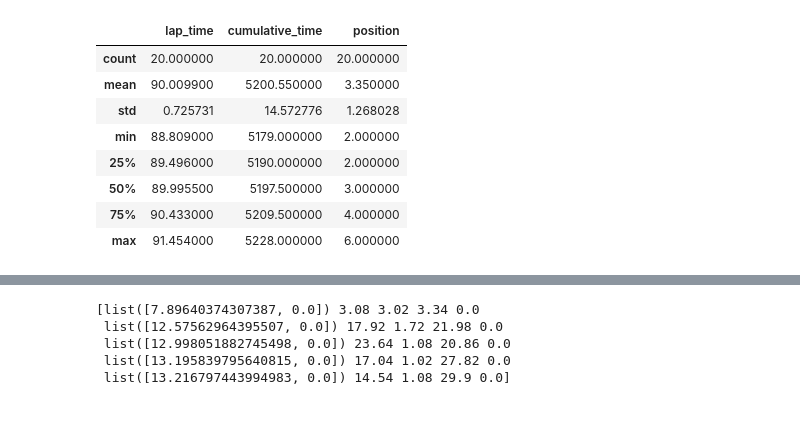
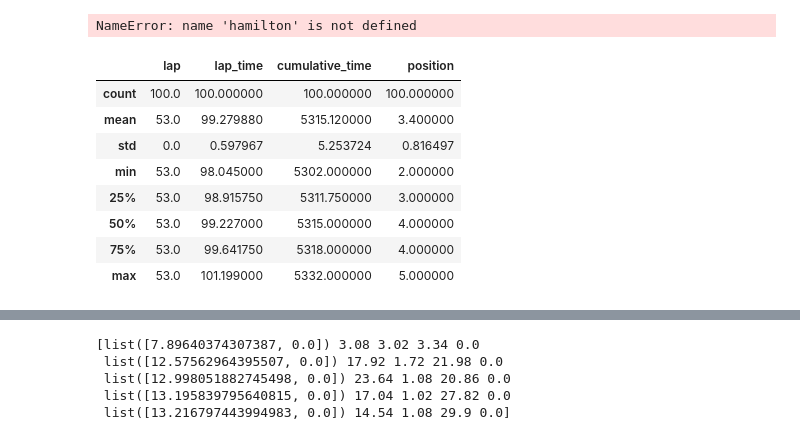
Before and after one commit to amarildolikmeta/alphazero_singleplayer, a Jupyter notebook: notebooks/visualize_race_simulation.ipynb, the cells around one changed output, grey strips where cells are left out. Cells and saved outputs as stored; diff of their text form; code cells hidden in the pictures.

```diff
--- a/notebooks/visualize_race_simulation.ipynb
+++ b/notebooks/visualize_race_simulation.ipynb
@@ -7,12 +7,12 @@ from tqdm import tqdm
 import matplotlib.pyplot as plt
 import numpy as np
 # %%
-LOGS_FOLDER = "/mnt/c/Users/Diego Piccinotti/Documents/Università/alphazero_singleplayer/logs/RaceStrategy-v2/results/"
-DATA_FOLDER = "2020-11-04_17-27-59_50000b"
+LOGS_FOLDER = "/mnt/c/Users/Diego/Desktop/Logs/Austria_2017_QL_LR_schedule/sim_logs"
+DATA_FOLDER = "results"
 directory = os.path.join(LOGS_FOLDER, DATA_FOLDER)
 dfs = defaultdict(dict)
 for entry in tqdm(os.scandir(directory)):
-    if entry.is_file:
+    if os.path.isfile(entry):
         filename = entry.name
         filename = filename[:-4]
         tokens = filename.split('_')
@@ -21,9 +21,10 @@ for entry in tqdm(os.scandir(directory)):
         dfs[tokens[0] + "_" + timestamp][tokens[2]] = df
         dfs[tokens[0] + "_" + timestamp]['year'] = tokens[1]
 # %%
-database = pd.DataFrame(columns=['race', 'year', 'lap', 'driver', 'lap_time', 'cumulative_time', 'influence', 'position', 'id'])
+#database = pd.DataFrame(columns=['race', 'year', 'lap', 'driver', 'lap_time', 'cumulative_time', 'influence', 'position', 'id'])
 index = 0
 count = 0
+rows = []
 for i, race_id in enumerate(tqdm(dfs)):
     tokens = race_id.split('_')
     timestamp = tokens[1]
@@ -56,9 +57,7 @@ for i, race_id in enumerate(tqdm(dfs)):
             new_df['cumulative_time'] = race_times_single_lap[col].values
             new_df['position'] = positions_single_lap[col].values
             new_df = pd.DataFrame(new_df, index=[index])
-            database = pd.concat([database, new_df])
-    if i == 19:
-        break
-
+            rows.append(new_df)
+database = pd.concat(rows)
 database.describe()
 # %% [output]
@@ -90,5 +89,5 @@ database
 # %%
-vettel = database.loc[(database['driver'] == 'VET') & (database['race'] == 'Melbourne')]
+vettel = database.loc[(database['driver'] == 'VET') & (database['race'] == 'Suzuka')]
 vettel = vettel.sort_values('lap')
 pits = []
 for index, row in vettel.iterrows():
@@ -118,17 +117,20 @@ len(pits)/len(vettel['id'].unique())
+# %%
+len(pits)/len(hamilton['id'].unique())
+# %% [output]
+NameError: name 'hamilton' is not defined
 # %%
-vettel['position'] = vettel['position'].astype(int)
 vettel['cumulative_time'] = vettel['cumulative_time'].astype(int)
 vettel[vettel['lap'] == vettel['lap'].max()].describe()
 # %% [output]
-|  | lap_time | cumulative_time | position |
-| count | 20.000000 | 20.000000 | 20.000000 |
-| mean | 90.009900 | 5200.550000 | 3.350000 |
-| std | 0.725731 | 14.572776 | 1.268028 |
-| min | 88.809000 | 5179.000000 | 2.000000 |
-| 25% | 89.496000 | 5190.000000 | 2.000000 |
-| 50% | 89.995500 | 5197.500000 | 3.000000 |
-| 75% | 90.433000 | 5209.500000 | 4.000000 |
-| max | 91.454000 | 5228.000000 | 6.000000 |
+|  | lap | lap_time | cumulative_time | position |
+| count | 100.0 | 100.000000 | 100.000000 | 100.000000 |
+| mean | 53.0 | 99.279880 | 5315.120000 | 3.400000 |
+| std | 0.0 | 0.597967 | 5.253724 | 0.816497 |
+| min | 53.0 | 98.045000 | 5302.000000 | 2.000000 |
+| 25% | 53.0 | 98.915750 | 5311.750000 | 3.000000 |
+| 50% | 53.0 | 99.227000 | 5315.000000 | 4.000000 |
+| 75% | 53.0 | 99.641750 | 5318.000000 | 4.000000 |
+| max | 53.0 | 101.199000 | 5332.000000 | 5.000000 |
 # %%
 hamilton['position'] = hamilton['position'].astype(int)
 hamilton['cumulative_time'] = hamilton['cumulative_time'].astype(int)
```
Also changed, not shown: parts of 8 cells of this notebook, 5 other files.
